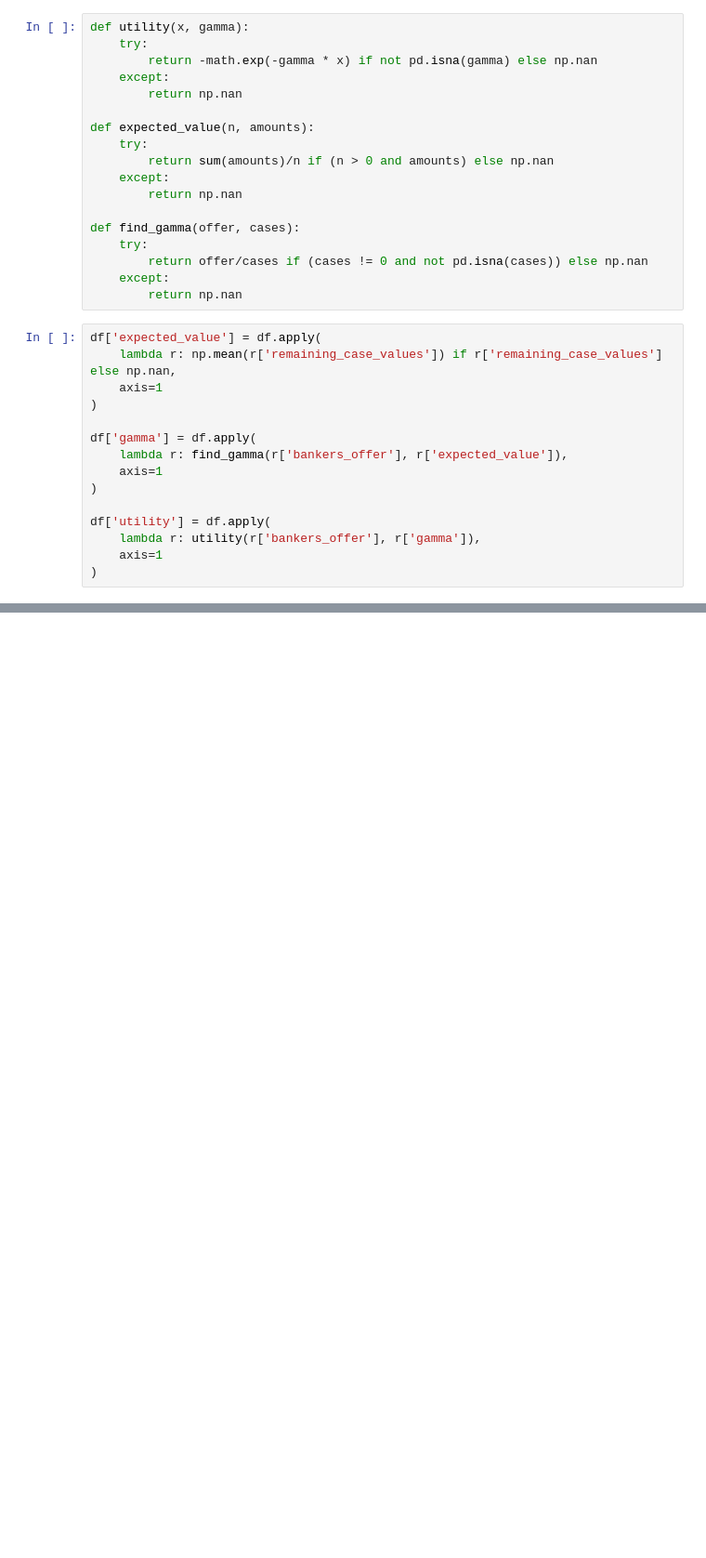
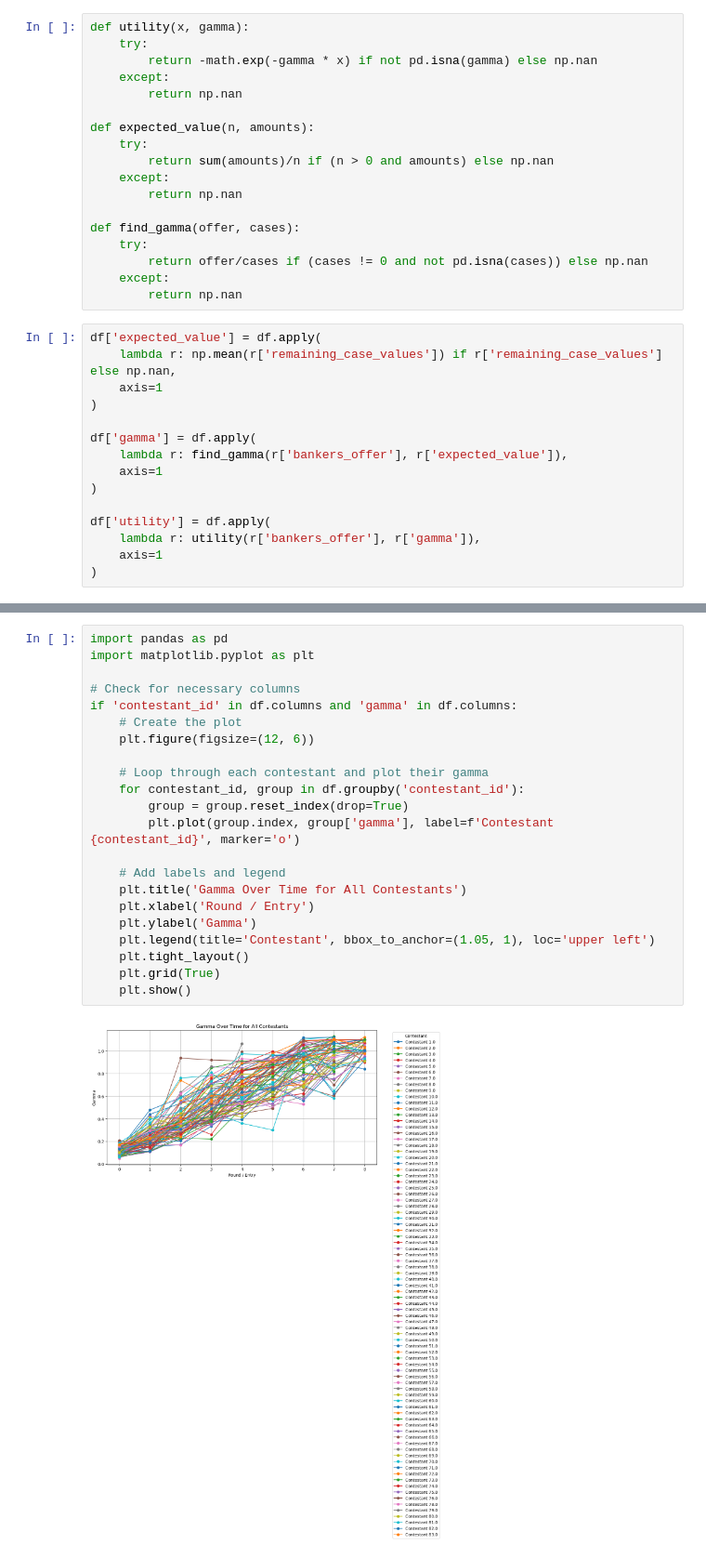
Before and after one commit to alexander-shang/econ590-project, a Jupyter notebook: deal_or_no_deal.ipynb, the cells around one changed output, grey strips where cells are left out. Shown at 93% size. Cells and saved outputs as stored; diff of their text form; blank space fills up the shorter version.

Commit message:
Finished Graphs

```diff
--- a/deal_or_no_deal.ipynb
+++ b/deal_or_no_deal.ipynb
@@ -264,3 +264,27 @@ df.head(10)
 | 7 | 1.0 | 500000 | 17000.0 | 25000.0 | 500.0 | Deal | [500000.0] | ... |
 | 8 | 1.0 | 75 | 25000.0 | 25000.0 | 500.0 | Deal | [75.0] | ... |
 | 9 | 2.0 | 200, 200000, 25, 50000, 25000, 75... | 7000.0 | 189000.0 | 10000.0 | Deal | [200.0, 200000.0, 25.0, 50000.0, ... | ... |
+# %%
+import pandas as pd
+import matplotlib.pyplot as plt
+
+# Check for necessary columns
+if 'contestant_id' in df.columns and 'gamma' in df.columns:
+    # Create the plot
+    plt.figure(figsize=(12, 6))
+
+    # Loop through each contestant and plot their gamma
+    for contestant_id, group in df.groupby('contestant_id'):
+        group = group.reset_index(drop=True)
+        plt.plot(group.index, group['gamma'], label=f'Contestant {contestant_id}', marker='o')
+
+    # Add labels and legend
+    plt.title('Gamma Over Time for All Contestants')
+    plt.xlabel('Round / Entry')
+    plt.ylabel('Gamma')
+    plt.legend(title='Contestant', bbox_to_anchor=(1.05, 1), loc='upper left')
+    plt.tight_layout()
+    plt.grid(True)
+    plt.show()
+# %% [output]
+[figure, added]
```
Also changed, not shown: parts of 3 cells of this notebook, 1 other file.
